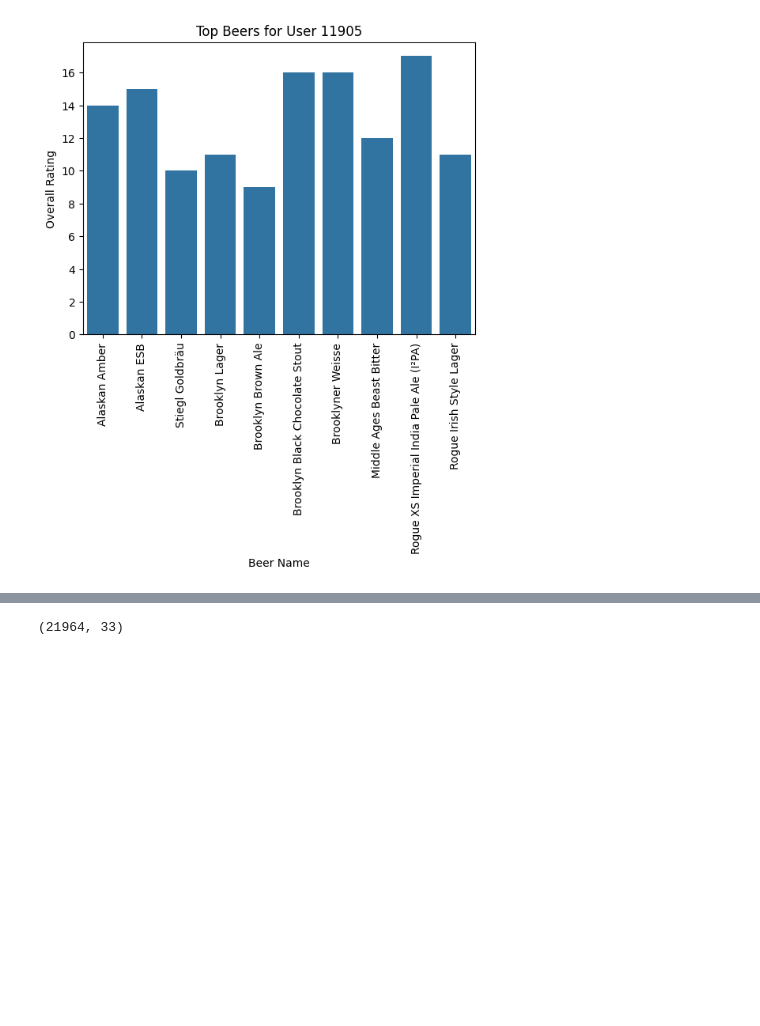
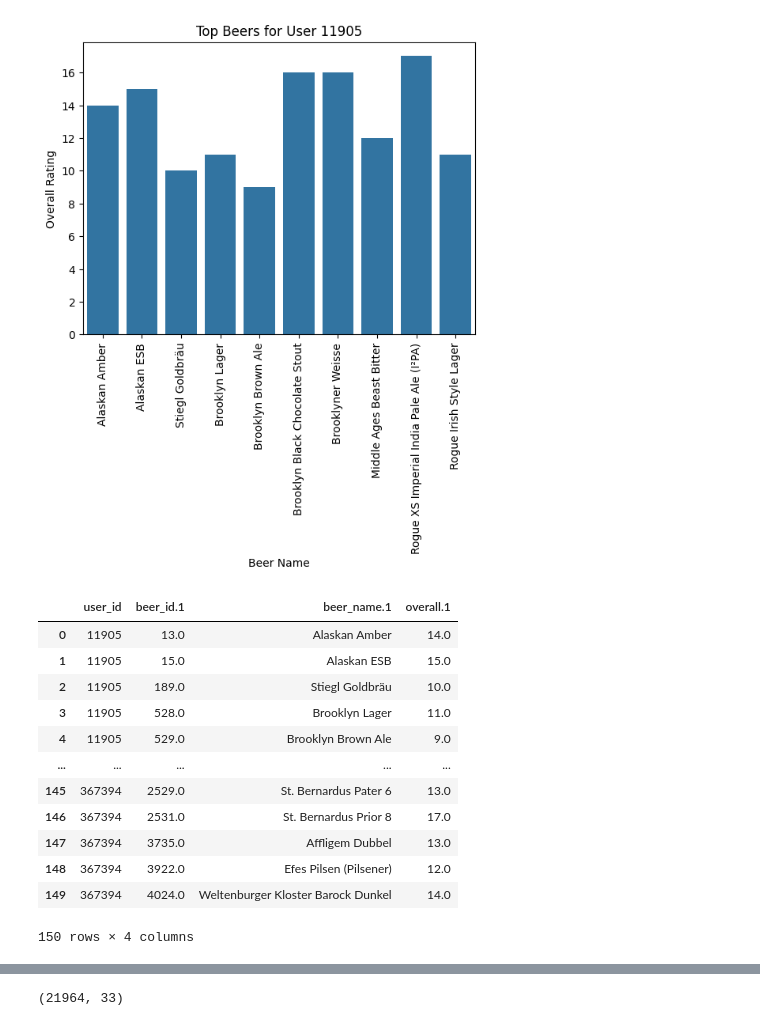
Before and after one commit to epfl-ada/ada-2023-project-adalcoholics86, a Jupyter notebook: RateBeer.ipynb, the cells around one changed output, grey strips where cells are left out. Drawn from its saved outputs; the diff is of its cells as text; code cells hidden in the pictures; blank space fills up the shorter version.

```diff
--- a/RateBeer.ipynb
+++ b/RateBeer.ipynb
@@ -657,0 +667,37 @@ ax = sns.barplot(x="Main_Genre", y="worldwide_gross", data=movies.loc[movies['Ma
+# %%
+# Get the top 15 users based on the number of reviews
+top_users = df_ratings_RateBeer['user_id.1'].value_counts().nlargest(15).index
+
+# Create an empty DataFrame to store the results
+result_df = pd.DataFrame(columns=['user_id', 'beer_id', 'beer_name', 'overall_rating'])
+
+# Iterate over the top users and collect data for the result DataFrame
+for user_id in top_users:
+    # Filter data for the current user
+    df_filtered = df_ratings_RateBeer[df_ratings_RateBeer['user_id.1'] == user_id]
+
+    # Group the data by beer_id.1 and get the top 10 beer_id.1 with the highest overall.1
+    df_top_beers = df_filtered.groupby(['beer_id.1', 'beer_name.1'])['overall.1'].nlargest(10).reset_index()
+    # Get the first 10 different beer_id.1 and beer_name.1
+    df_top_beers = df_top_beers[['beer_id.1', 'beer_name.1', 'overall.1']].drop_duplicates().head(10)
+
+    # Append the data to the result DataFrame
+    result_df = pd.concat([result_df, df_top_beers.assign(user_id=user_id)], ignore_index=True)
+
+# Display the result DataFrame
+result_df.drop(columns=['beer_id', 'beer_name', 'overall_rating'], inplace=True)
+result_df
+# %% [output]
+|  | user_id | beer_id.1 | beer_name.1 | overall.1 |
+| 0 | 11905 | 13.0 | Alaskan Amber | 14.0 |
+| 1 | 11905 | 15.0 | Alaskan ESB | 15.0 |
+| 2 | 11905 | 189.0 | Stiegl Goldbräu | 10.0 |
+| 3 | 11905 | 528.0 | Brooklyn Lager | 11.0 |
+| 4 | 11905 | 529.0 | Brooklyn Brown Ale | 9.0 |
+| ... | ... | ... | ... | ... |
+| 145 | 367394 | 2529.0 | St. Bernardus Pater 6 | 13.0 |
+| 146 | 367394 | 2531.0 | St. Bernardus Prior 8 | 17.0 |
+| 147 | 367394 | 3735.0 | Affligem Dubbel | 13.0 |
+| 148 | 367394 | 3922.0 | Efes Pilsen (Pilsener) | 12.0 |
+| 149 | 367394 | 4024.0 | Weltenburger Kloster Barock Dunkel | 14.0 |
+150 rows × 4 columns
```
Also changed, not shown: parts of 5 cells of this notebook.
